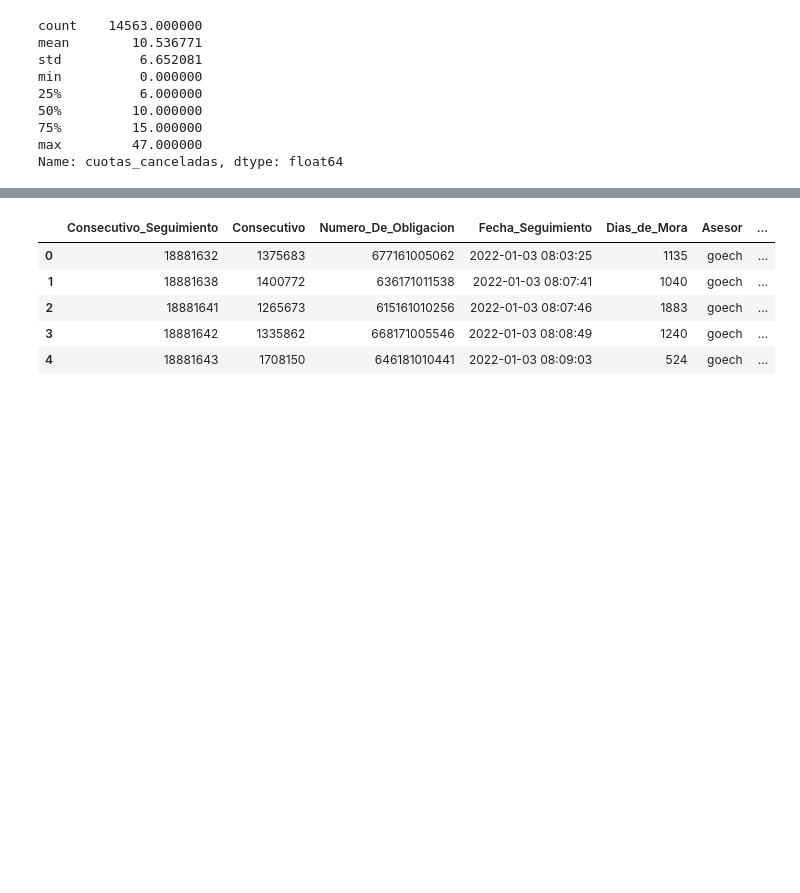
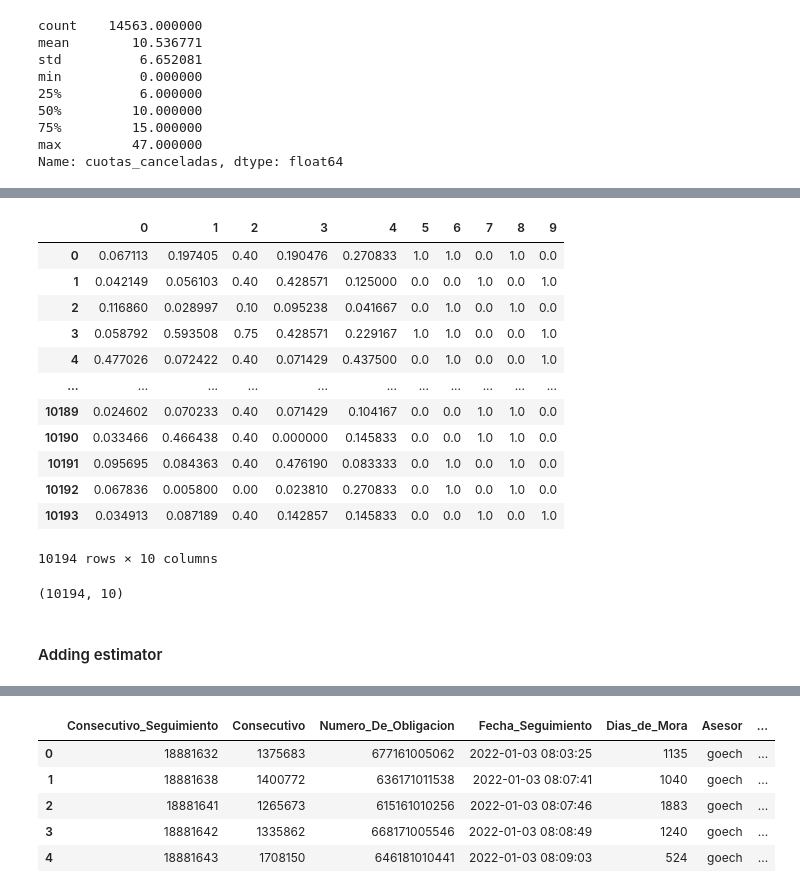
Before and after one commit to pariosur/avance_bpo, a Jupyter notebook: avance_notebook.ipynb, the cells around one changed output, grey strips where cells are left out. Saved outputs shown, nothing was run; the diff lists cells and outputs as text; code cells hidden in the pictures; blank space fills up the shorter version.

```diff
--- a/avance_notebook.ipynb
+++ b/avance_notebook.ipynb
@@ -664,0 +739,3 @@ Name: cuotas_canceladas, dtype: float64
+# %%
+feat_categorical_nunique = X_train.select_dtypes(include=['object']).nunique()
+feat_categorical_nunique
@@ -664,0 +746,3 @@ Name: cuotas_canceladas, dtype: float64
+# %%
+features_cat = feat_categorical_nunique.index.values
+features_cat
@@ -664,0 +761,19 @@ Name: cuotas_canceladas, dtype: float64
+# %%
+# Encode categorical values
+cat_transformer = Pipeline([
+    ('encoder', OneHotEncoder(handle_unknown='ignore'))
+     ])
+
+# Scale numerical values:
+num_transformer = Pipeline([
+    ('scaler', MinMaxScaler()),
+])
+
+# Parallelize "num_transformer" and "cat_transfomer"
+prepoc_baseline = ColumnTransformer([
+    ('num_tr', num_transformer, feat_numerical_names),
+    ('cat_tr', cat_transformer, features_cat)],
+    remainder='drop'
+)
+
+prepoc_baseline
@@ -664,0 +789,3 @@ Name: cuotas_canceladas, dtype: float64
+# %%
+X_transformed = prepoc_baseline.fit_transform(X_train)
+X_transformed
@@ -664,0 +806,23 @@ Name: cuotas_canceladas, dtype: float64
+# %%
+display(pd.DataFrame(X_transformed))
+# %% [output]
+|  | 0 | 1 | 2 | 3 | 4 | 5 | 6 | 7 | 8 | 9 |
+| 0 | 0.067113 | 0.197405 | 0.40 | 0.190476 | 0.270833 | 1.0 | 1.0 | 0.0 | 1.0 | 0.0 |
+| 1 | 0.042149 | 0.056103 | 0.40 | 0.428571 | 0.125000 | 0.0 | 0.0 | 1.0 | 0.0 | 1.0 |
+| 2 | 0.116860 | 0.028997 | 0.10 | 0.095238 | 0.041667 | 0.0 | 1.0 | 0.0 | 1.0 | 0.0 |
+| 3 | 0.058792 | 0.593508 | 0.75 | 0.428571 | 0.229167 | 1.0 | 1.0 | 0.0 | 0.0 | 1.0 |
+| 4 | 0.477026 | 0.072422 | 0.40 | 0.071429 | 0.437500 | 0.0 | 1.0 | 0.0 | 0.0 | 1.0 |
+| ... | ... | ... | ... | ... | ... | ... | ... | ... | ... | ... |
+| 10189 | 0.024602 | 0.070233 | 0.40 | 0.071429 | 0.104167 | 0.0 | 0.0 | 1.0 | 1.0 | 0.0 |
+| 10190 | 0.033466 | 0.466438 | 0.40 | 0.000000 | 0.145833 | 0.0 | 0.0 | 1.0 | 1.0 | 0.0 |
+| 10191 | 0.095695 | 0.084363 | 0.40 | 0.476190 | 0.083333 | 0.0 | 1.0 | 0.0 | 1.0 | 0.0 |
+| 10192 | 0.067836 | 0.005800 | 0.00 | 0.023810 | 0.270833 | 0.0 | 1.0 | 0.0 | 1.0 | 0.0 |
+| 10193 | 0.034913 | 0.087189 | 0.40 | 0.142857 | 0.145833 | 0.0 | 0.0 | 1.0 | 0.0 | 1.0 |
+10194 rows × 10 columns
+# %%
+shape_preproc_baseline = X_transformed.shape
+shape_preproc_baseline
+# %% [output]
+(10194, 10)
+# %% [markdown]
+#### Adding estimator
```
Also changed, not shown: parts of 48 cells of this notebook.
